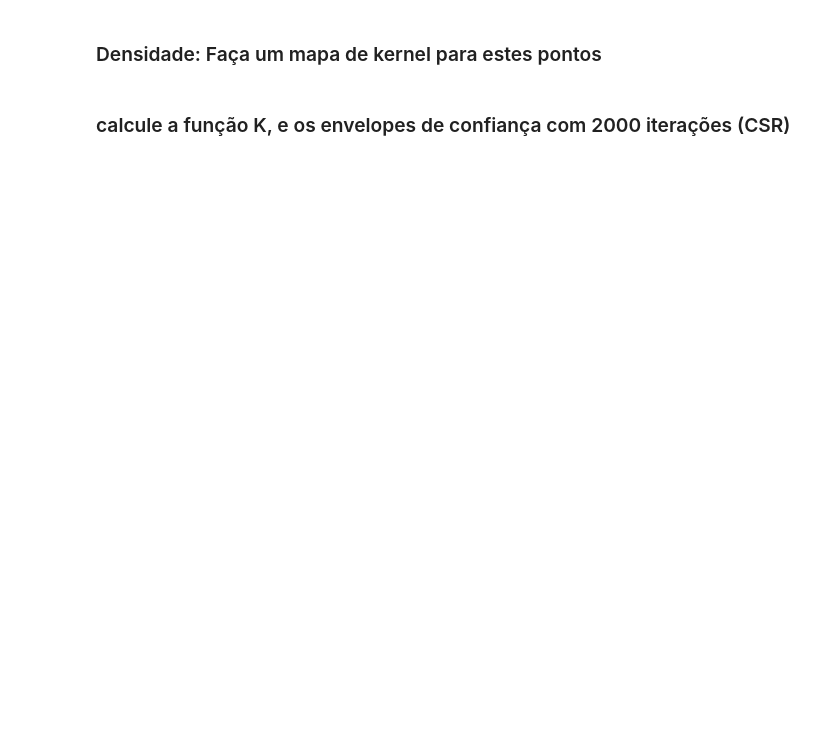
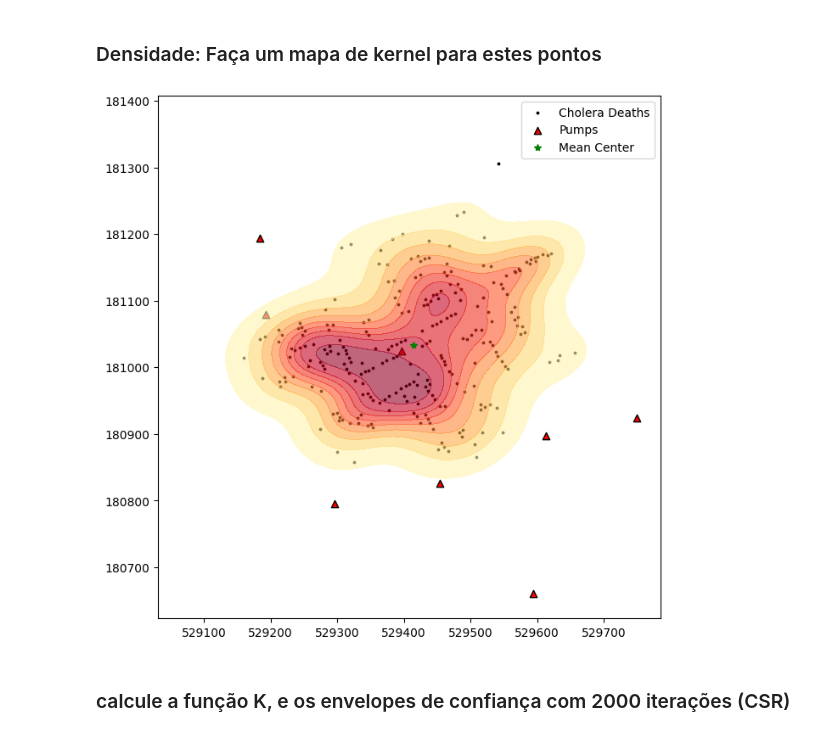
Before and after one commit to bert799/GeoRef, a Jupyter notebook: Notebooks/Alunos_ESDA_Exercício_John_Snow.ipynb, the cells around one changed output. Cells and saved outputs as stored; diff of their text form; code cells hidden in the pictures; blank space fills up the shorter version.

```diff
--- a/Notebooks/Alunos_ESDA_Exercício_John_Snow.ipynb
+++ b/Notebooks/Alunos_ESDA_Exercício_John_Snow.ipynb
@@ -146,4 +163,14 @@ plt.show()
 # %% [markdown]
 ### Densidade: Faça um mapa de kernel para estes pontos
+# %%
+fig, ax = plt.subplots(figsize=(10,8))
+cholera_deaths.plot(ax=ax, color='k', edgecolor='black', markersize = 3, label='Cholera Deaths')
+pumps.plot(ax=ax, color='red', edgecolor='k', marker='^', label='Pumps')
+plt.plot(cholera_mc[0], cholera_mc[1], 'g*', label='Mean Center')
+sns.kdeplot(x=cholera_pontos[:,0], y=cholera_pontos[:,1], fill=True, cmap='YlOrRd', ax=ax, alpha=0.6)
+plt.legend()
+plt.show()
+# %% [output]
+[figure, added]
 # %% [markdown]
 ### calcule a função K, e os envelopes de confiança com 2000 iterações (CSR)
```
Also changed, not shown: parts of 5 cells of this notebook.
